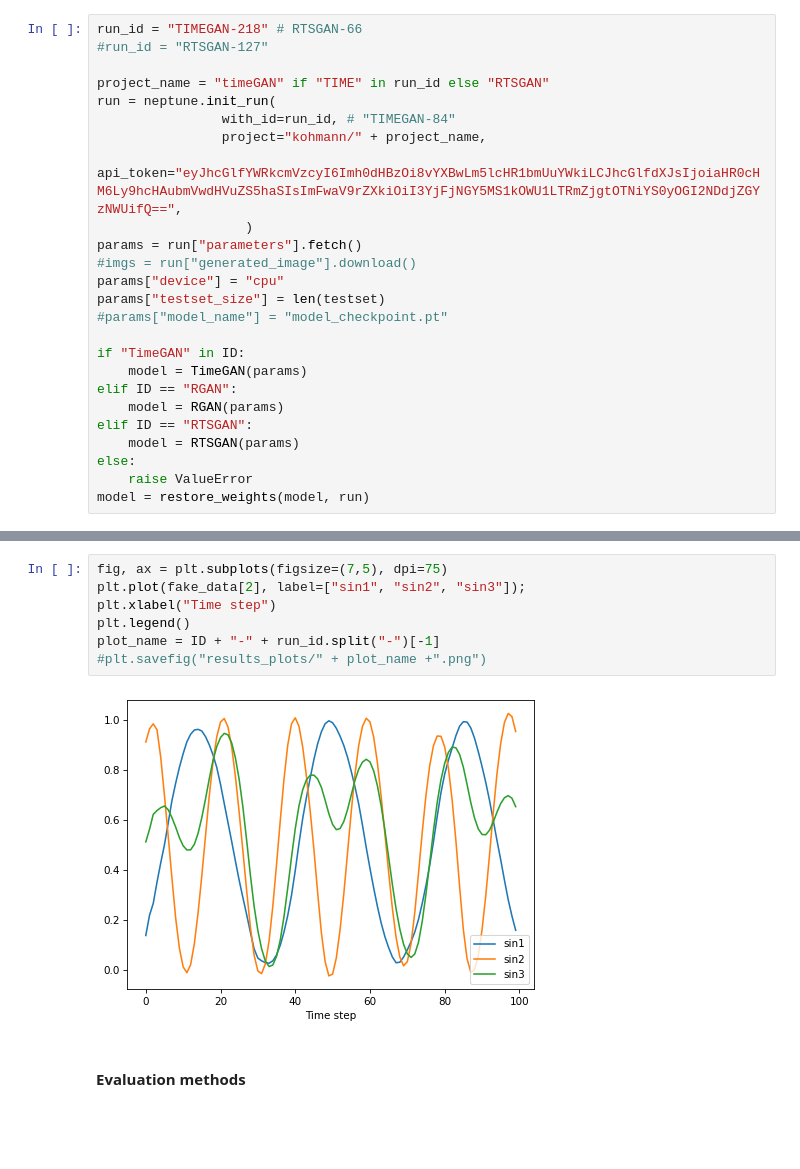
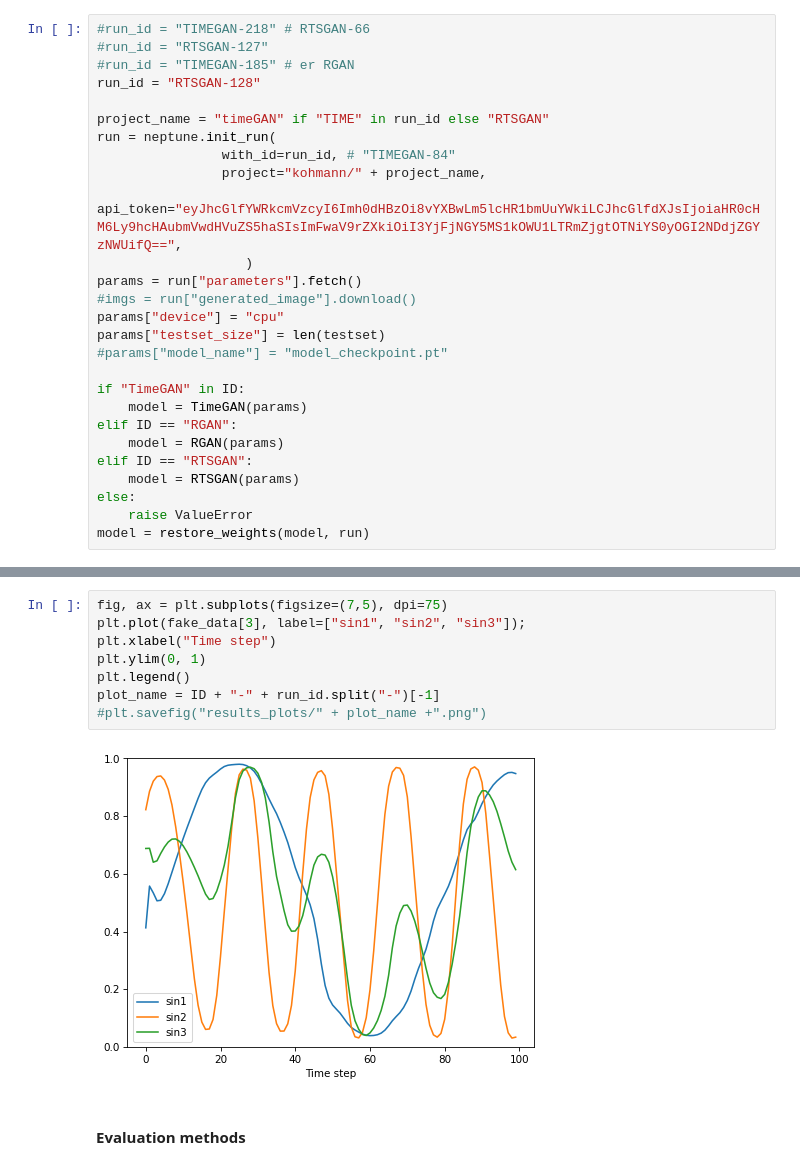
Before and after one commit to Kohmann/master-GAN, a Jupyter notebook: TimeGAN/model_evaluation.ipynb, the cells around one changed output, grey strips where cells are left out. Cells and saved outputs as stored; diff of their text form; blank space fills up the shorter version.

```diff
--- a/TimeGAN/model_evaluation.ipynb
+++ b/TimeGAN/model_evaluation.ipynb
@@ -39,6 +44,8 @@ SyntaxError: invalid syntax (509729211.py, line 9)
 # %%
-run_id = "TIMEGAN-218" # RTSGAN-66
+#run_id = "TIMEGAN-218" # RTSGAN-66
 #run_id = "RTSGAN-127"
+#run_id = "TIMEGAN-185" # er RGAN
+run_id = "RTSGAN-128"
 
 project_name = "timeGAN" if "TIME" in run_id else "RTSGAN"
 run = neptune.init_run(
@@ -105,12 +113,13 @@ else:
 # %%
 fig, ax = plt.subplots(figsize=(7,5), dpi=75)
-plt.plot(fake_data[2], label=["sin1", "sin2", "sin3"]);
+plt.plot(fake_data[3], label=["sin1", "sin2", "sin3"]);
 plt.xlabel("Time step")
+plt.ylim(0, 1)
 plt.legend()
 plot_name = ID + "-" + run_id.split("-")[-1]
 #plt.savefig("results_plots/" + plot_name +".png")
 # %% [output]
-[figure, old version]
+[figure, new version]
 # %% [markdown]
 #### Evaluation methods
 # %%
```
Also changed, not shown: parts of 9 cells of this notebook, 3 other files.
